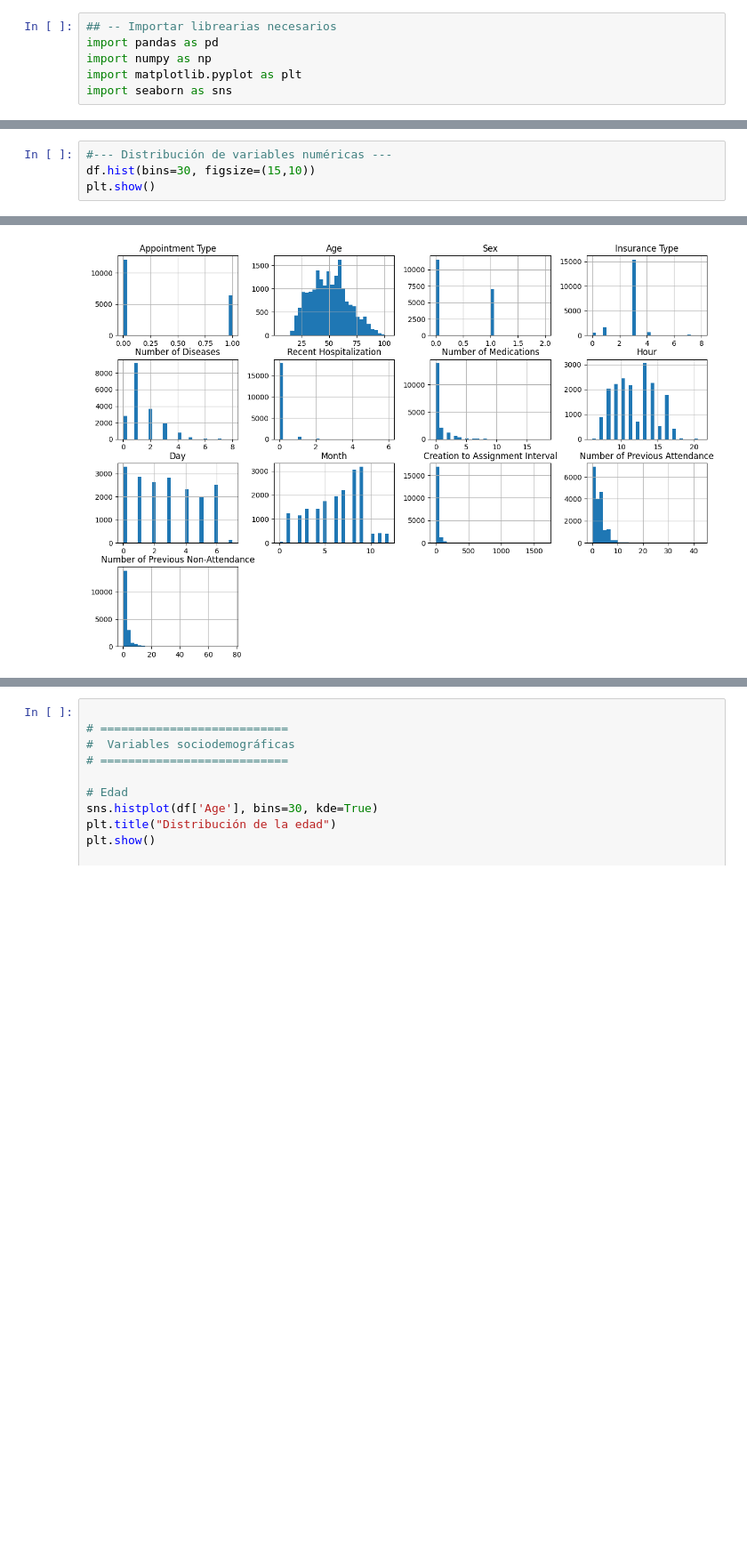
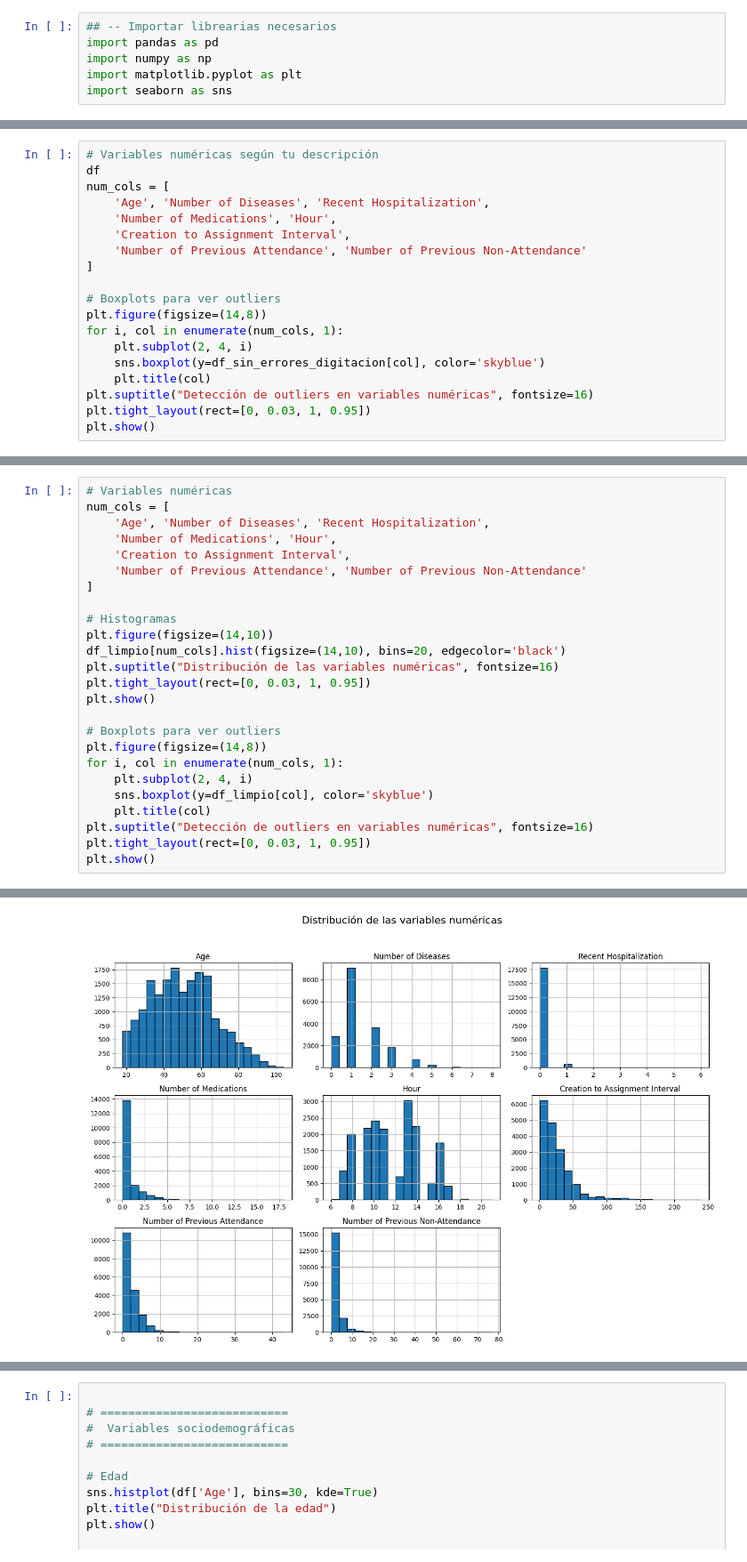
Before and after one commit to AIFVL/predictive-no-show-fvl, a Jupyter notebook: notebooks/01_Exploración.ipynb, the cells around one changed output, grey strips where cells are left out. Shown: that part at 89% size. Saved outputs shown, nothing was run; the diff lists cells and outputs as text; blank space fills up the shorter version.

```diff
--- a/notebooks/01_Exploración.ipynb
+++ b/notebooks/01_Exploración.ipynb
@@ -89,0 +162,19 @@ Number of Previous Non-Attendance                           1.000000
+# %%
+# Variables numéricas según tu descripción
+df
+num_cols = [
+    'Age', 'Number of Diseases', 'Recent Hospitalization',
+    'Number of Medications', 'Hour',
+    'Creation to Assignment Interval',
+    'Number of Previous Attendance', 'Number of Previous Non-Attendance'
+]
+
+# Boxplots para ver outliers
+plt.figure(figsize=(14,8))
+for i, col in enumerate(num_cols, 1):
+    plt.subplot(2, 4, i)
+    sns.boxplot(y=df_sin_errores_digitacion[col], color='skyblue')
+    plt.title(col)
+plt.suptitle("Detección de outliers en variables numéricas", fontsize=16)
+plt.tight_layout(rect=[0, 0.03, 1, 0.95])
+plt.show()
@@ -90,5 +233,26 @@ Number of Previous Non-Attendance                           1.000000
 # %%
-#--- Distribución de variables numéricas ---
-df.hist(bins=30, figsize=(15,10))
+# Variables numéricas
+num_cols = [
+    'Age', 'Number of Diseases', 'Recent Hospitalization',
+    'Number of Medications', 'Hour',
+    'Creation to Assignment Interval',
+    'Number of Previous Attendance', 'Number of Previous Non-Attendance'
+]
+
+# Histogramas
+plt.figure(figsize=(14,10))
+df_limpio[num_cols].hist(figsize=(14,10), bins=20, edgecolor='black')
+plt.suptitle("Distribución de las variables numéricas", fontsize=16)
+plt.tight_layout(rect=[0, 0.03, 1, 0.95])
 plt.show()
+
+# Boxplots para ver outliers
+plt.figure(figsize=(14,8))
+for i, col in enumerate(num_cols, 1):
+    plt.subplot(2, 4, i)
+    sns.boxplot(y=df_limpio[col], color='skyblue')
+    plt.title(col)
+plt.suptitle("Detección de outliers en variables numéricas", fontsize=16)
+plt.tight_layout(rect=[0, 0.03, 1, 0.95])
+plt.show()
 # %% [output]
@@ -95 +260 @@ plt.show()
-[figure, old version]
+[figure, new version]
```
Also changed, not shown: parts of 27 cells of this notebook.
